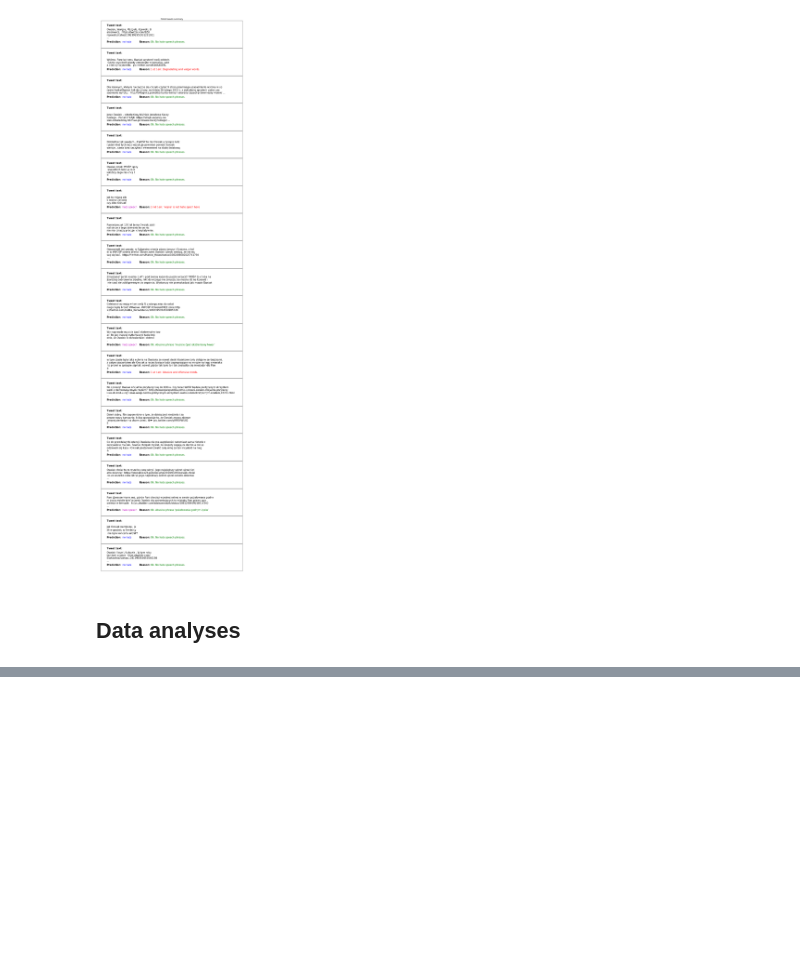
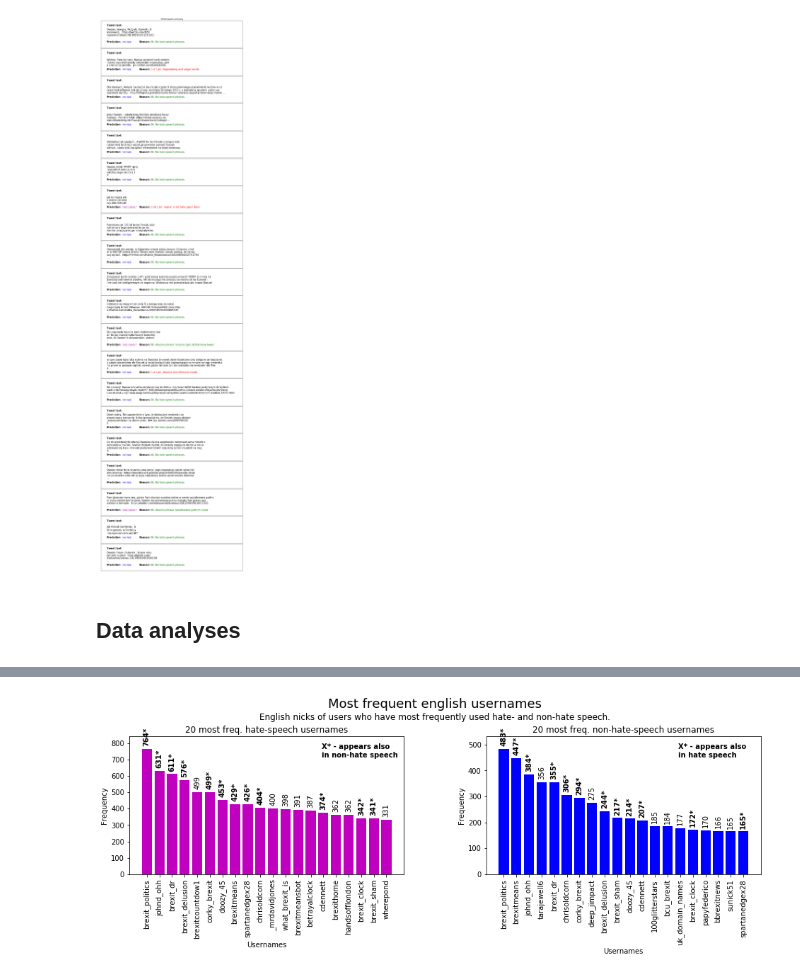
Before and after one commit to SMAPWr/Phase_3, a Jupyter notebook: HSD_Models_Summary_Tests.ipynb, the cells around one changed output, grey strips where cells are left out. Saved outputs shown, nothing was run; the diff lists cells and outputs as text; code cells hidden in the pictures; blank space fills up the shorter version.

```diff
--- a/HSD_Models_Summary_Tests.ipynb
+++ b/HSD_Models_Summary_Tests.ipynb
@@ -286,0 +466,7 @@ test_cases_board(test_cases_pl, title='Polish tweets summary', file_name='tests/
+# %%
+frequencies_bars(most_frequent(h_unm_en), most_frequent(nh_unm_en),
+                 title='Most frequent english usernames',
+                 subtitle='English nicks of users who have most frequently used hate- and non-hate speech.',
+                 elements='usernames', ortho=True, save_file='tests/analysis_unm_en.png')
+# %% [output]
+[figure, added]
```
Also changed, not shown: parts of 44 cells of this notebook, 1 other file.
